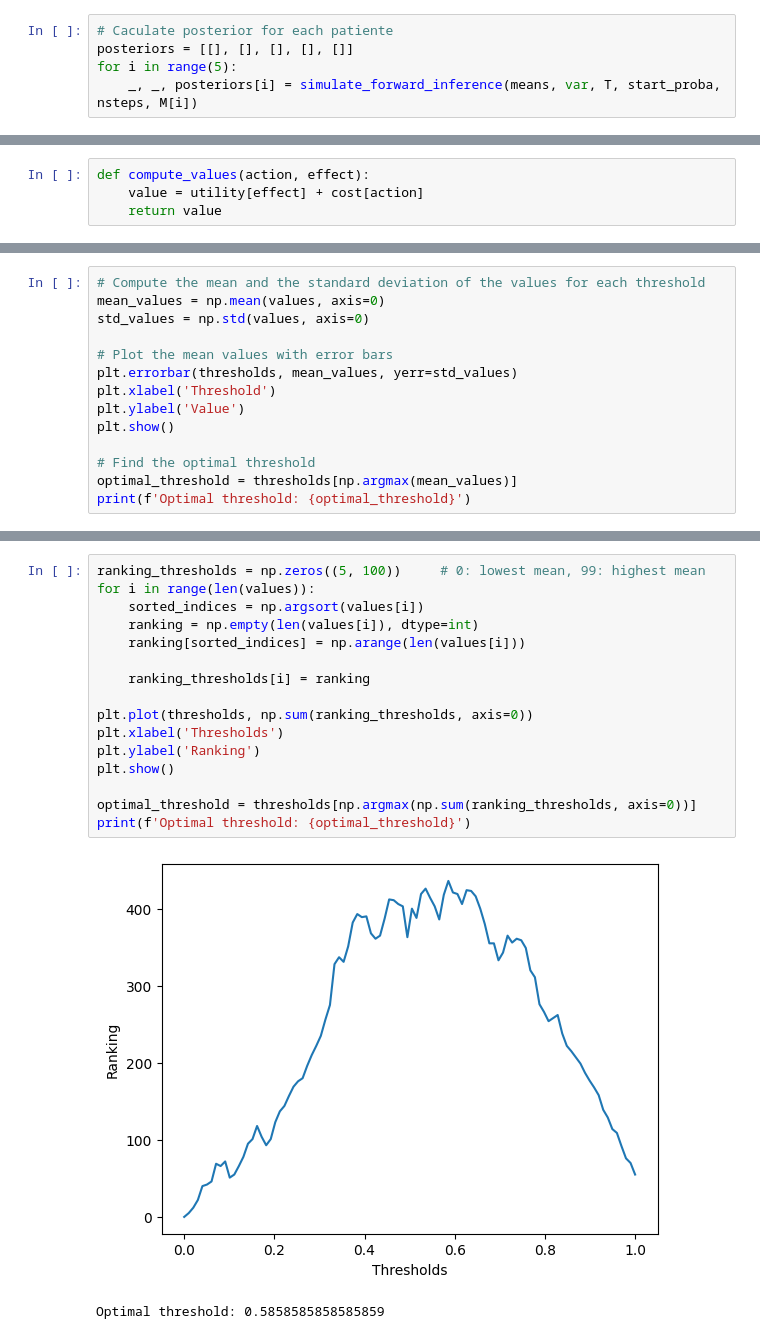
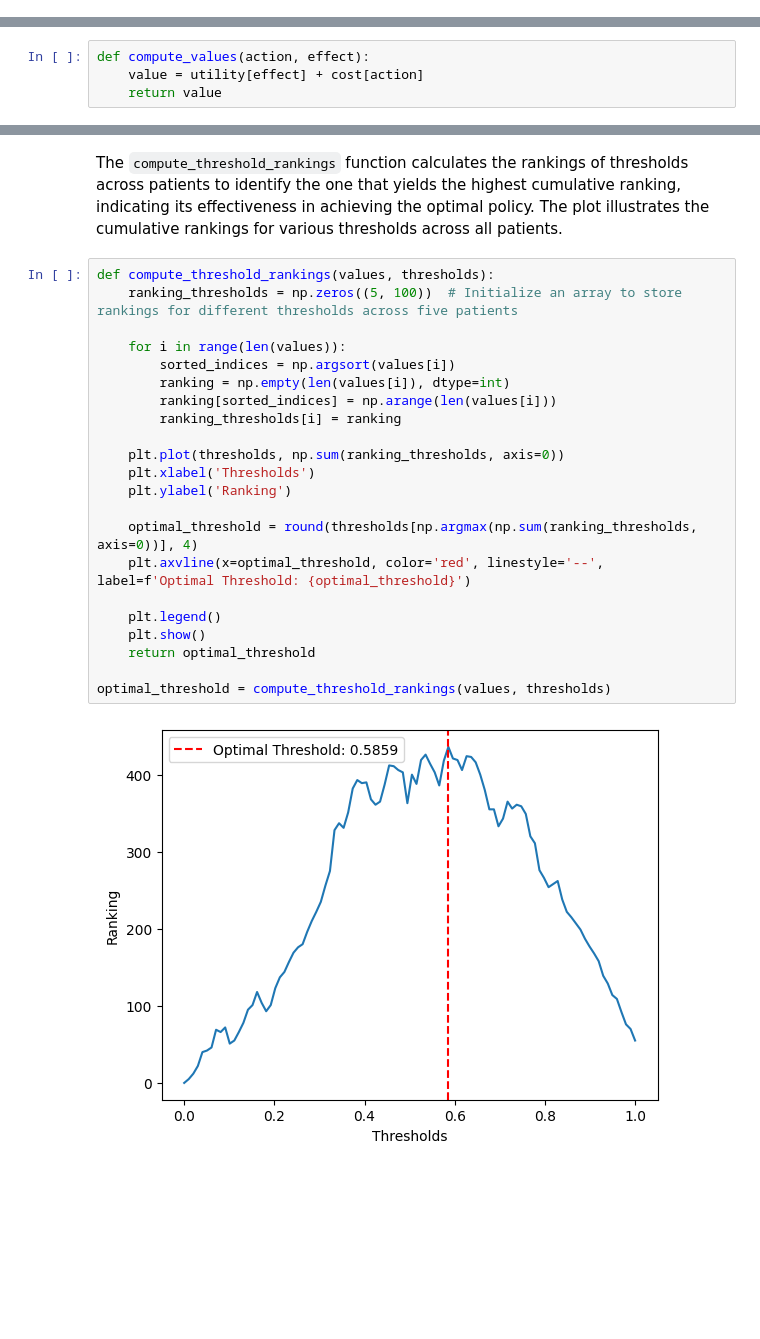
Before and after one commit to GabiYuri/trabalhos-de-ouro, a Jupyter notebook: Project 2 LGBIO/LGBIO2060_Project2.ipynb, the cells around one changed output, grey strips where cells are left out. Cells and saved outputs as stored; diff of their text form; blank space fills up the shorter version.

```diff
--- a/Project 2 LGBIO/LGBIO2060_Project2.ipynb
+++ b/Project 2 LGBIO/LGBIO2060_Project2.ipynb
@@ -232,7 +228,2 @@ predictive_probs, likelihoods, posterior_probs = simulate_forward_inference(mean
 # %% [markdown]
 Finally, the last stage of this part consists of computing the posterior for each of the 5 patients, based on the imported data and the parameters provided. These posteriors will be used to plot the graphs and evaluate the medication decision policy.
-# %%
-# Caculate posterior for each patiente
-posteriors = [[], [], [], [], []]
-for i in range(5):
-    _, _, posteriors[i] = simulate_forward_inference(means, var, T, start_proba, nsteps, M[i])
@@ -427,14 +438,0 @@ for i in range(5):
-# %%
-# Compute the mean and the standard deviation of the values for each threshold
-mean_values = np.mean(values, axis=0)
-std_values = np.std(values, axis=0)
-
-# Plot the mean values with error bars
-plt.errorbar(thresholds, mean_values, yerr=std_values)
-plt.xlabel('Threshold')
-plt.ylabel('Value')
-plt.show()
-
-# Find the optimal threshold
-optimal_threshold = thresholds[np.argmax(mean_values)]
-print(f'Optimal threshold: {optimal_threshold}')
@@ -444,19 +455,26 @@ Optimal threshold: 0.4545454545454546
+# %% [markdown]
+The `compute_threshold_rankings` function calculates the rankings of thresholds across patients to identify the one that yields the highest cumulative ranking, indicating its effectiveness in achieving the optimal policy. The plot illustrates the cumulative rankings for various thresholds across all patients.
 # %%
-ranking_thresholds = np.zeros((5, 100))     # 0: lowest mean, 99: highest mean
-for i in range(len(values)):
-    sorted_indices = np.argsort(values[i])
-    ranking = np.empty(len(values[i]), dtype=int)
-    ranking[sorted_indices] = np.arange(len(values[i]))
+def compute_threshold_rankings(values, thresholds):
+    ranking_thresholds = np.zeros((5, 100))  # Initialize an array to store rankings for different thresholds across five patients
 
-    ranking_thresholds[i] = ranking
+    for i in range(len(values)):
+        sorted_indices = np.argsort(values[i])
+        ranking = np.empty(len(values[i]), dtype=int)
+        ranking[sorted_indices] = np.arange(len(values[i]))
+        ranking_thresholds[i] = ranking
 
-plt.plot(thresholds, np.sum(ranking_thresholds, axis=0))
-plt.xlabel('Thresholds')
-plt.ylabel('Ranking')
-plt.show()
+    plt.plot(thresholds, np.sum(ranking_thresholds, axis=0))
+    plt.xlabel('Thresholds')
+    plt.ylabel('Ranking')
 
-optimal_threshold = thresholds[np.argmax(np.sum(ranking_thresholds, axis=0))]
-print(f'Optimal threshold: {optimal_threshold}')
+    optimal_threshold = round(thresholds[np.argmax(np.sum(ranking_thresholds, axis=0))], 4)
+    plt.axvline(x=optimal_threshold, color='red', linestyle='--', label=f'Optimal Threshold: {optimal_threshold}')
+
+    plt.legend()
+    plt.show()
+    return optimal_threshold
+
+optimal_threshold = compute_threshold_rankings(values, thresholds)
 # %% [output]
-[figure, old version]
+[figure, new version]
-Optimal threshold: 0.5858585858585859
```
Also changed, not shown: parts of 38 cells of this notebook.
